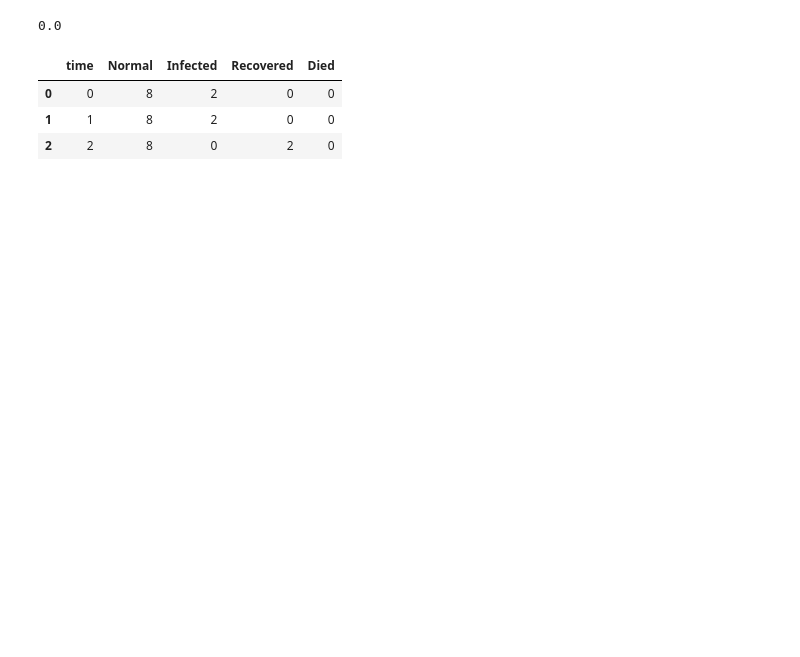
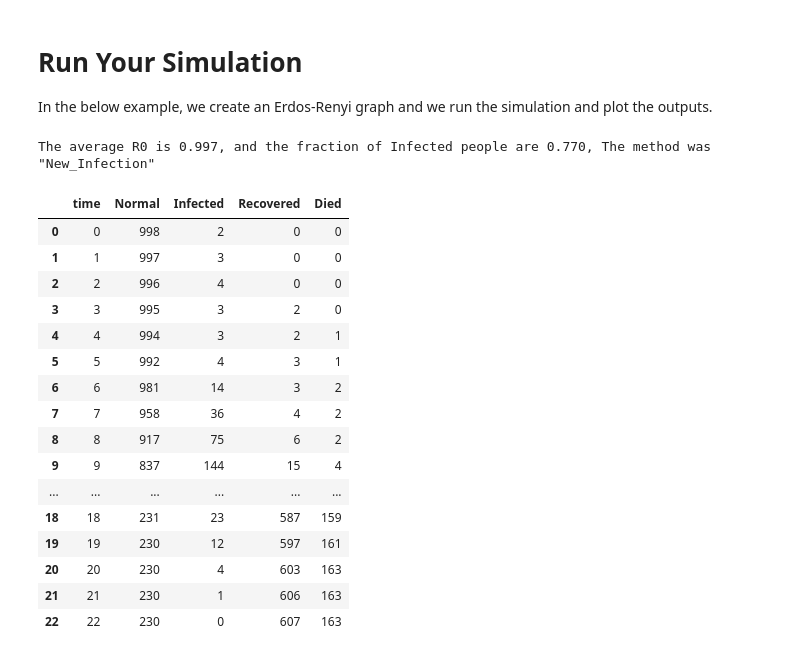
Before and after one commit to MahdiShahrabi/COVID19-Simulation, a Jupyter notebook: Time Dimension/Time_Simulation.ipynb, the cells around one changed output. Saved outputs shown, nothing was run; the diff lists cells and outputs as text; code cells hidden in the pictures; blank space fills up the shorter version.

```diff
--- a/Time Dimension/Time_Simulation.ipynb
+++ b/Time Dimension/Time_Simulation.ipynb
@@ -16,7 +16,7 @@ def generateRandSeed(num,Graph):
     out = np.random.choice(list(range(Graph.number_of_nodes())),num,replace=False)
     return(out)
 # %%
-def Simulate_Time (Graph,Maximum_Time=100,Seasons=[50,100,150,200],P_seasons = [1,1,1,1],
+def Simulate_SIR_Time (Graph,Maximum_Time=100,Seasons=[50,100,150,200],P_seasons = [1,1,1,1],
                   Seeds = [0,7], n_dr=1, q_die=0.2, n_s=1, q_s=0.1, pnt_cond=False, how='Transmission',
                   network_update = False):
   """ A function to run a cascade simulation on a graph.
@@ -66,6 +66,11 @@ def Simulate_Time (Graph,Maximum_Time=100,Seasons=[50,100,150,200],P_seasons = [
     If it is 'True', the 'recoverd' and 'died' nodes are removed from the network.
     So in the 'Transmission' mode, we do not count the virus transmission from
      Infected nodes to these nodes.
+
+
+  Attention
+  ---------
+  If in this simulation if we put n_dr=1, we have the simple SIR model.
 
   """
   # Size of Graph
@@ -271,7 +276,7 @@ def Simulate_Time (Graph,Maximum_Time=100,Seasons=[50,100,150,200],P_seasons = [
                   R0+=1
                   if pnt_cond:
                       print("        _Node ",advicee," has recieved and R0 is: ",R0,
-                            ", and this node is already in Infected of New_Infected:",
+                            ", and this node is not in Normal:",
                             advicee not in Normal)
 
                   # If its a new node (which is not already informed) we update the list of informeds
@@ -328,21 +333,41 @@ def Simulate_Time (Graph,Maximum_Time=100,Seasons=[50,100,150,200],P_seasons = [
 
 
   return(OUT)
+# %% [markdown]
+# **Run Your Simulation**
+
+In the below example, we create an Erdos-Renyi graph and we run the simulation and plot the outputs.
 # %%
-n = 10
-d = 4
+# Example
+n = 1000
+d = 5
 G_Erdos = nx.erdos_renyi_graph(n,d/n)
-edge_weight = dict(zip(G_Erdos.edges(),[0.4 for x in range(len(G_Erdos.edges()))]))
+edge_weight = dict(zip(G_Erdos.edges(),[uniform(0.1,0.6) for x in range(len(G_Erdos.edges()))]))
 nx.set_edge_attributes(G_Erdos,edge_weight,'weight')
 
-a = Simulate_Time (deepcopy(G_Erdos),Maximum_Time=100,Seasons=[1,2,3,1000],P_seasons = [1,1,1,1],
-                   Seeds = [0,1], n_dr=1, q_die=0.2, n_s=1, q_s=0.1,
-                   pnt_cond=False, how='Transmission',network_update = True)
-a[2]
-a[0]
+method = 'New_Infection'
+out = Simulate_SIR_Time (deepcopy(G_Erdos),Maximum_Time=100,Seasons=[20,40,60,80],P_seasons = [1,1,1,1],
+                   Seeds = generateRandSeed(2,G_Erdos), n_dr=2, q_die=0.2, n_s=1, q_s=0.1, pnt_cond=False, how=method,network_update = True)
+
+print('The average R0 is {:0.3f}, and the fraction of Infected people are {:0.3f}, The method was "{}"'.format(out[2],out[3],method))
+
+out[0]
 # %% [output]
-0.0
+The average R0 is 0.997, and the fraction of Infected people are 0.770, The method was "New_Infection"
 |  | time | Normal | Infected | Recovered | Died |
-| 0 | 0 | 8 | 2 | 0 | 0 |
-| 1 | 1 | 8 | 2 | 0 | 0 |
-| 2 | 2 | 8 | 0 | 2 | 0 |
+| 0 | 0 | 998 | 2 | 0 | 0 |
+| 1 | 1 | 997 | 3 | 0 | 0 |
+| 2 | 2 | 996 | 4 | 0 | 0 |
+| 3 | 3 | 995 | 3 | 2 | 0 |
+| 4 | 4 | 994 | 3 | 2 | 1 |
+| 5 | 5 | 992 | 4 | 3 | 1 |
+| 6 | 6 | 981 | 14 | 3 | 2 |
+| 7 | 7 | 958 | 36 | 4 | 2 |
+| 8 | 8 | 917 | 75 | 6 | 2 |
+| 9 | 9 | 837 | 144 | 15 | 4 |
+| ... | ... | ... | ... | ... | ... |
+| 18 | 18 | 231 | 23 | 587 | 159 |
+| 19 | 19 | 230 | 12 | 597 | 161 |
+| 20 | 20 | 230 | 4 | 603 | 163 |
+| 21 | 21 | 230 | 1 | 606 | 163 |
+| 22 | 22 | 230 | 0 | 607 | 163 |
```
Also changed, not shown: parts of 4 cells of this notebook.
